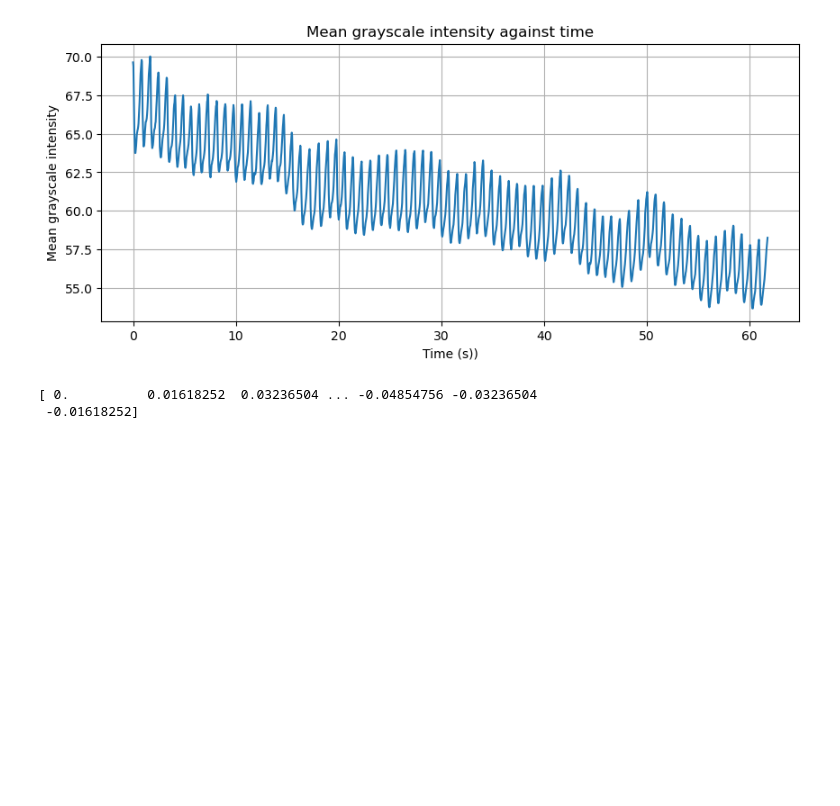
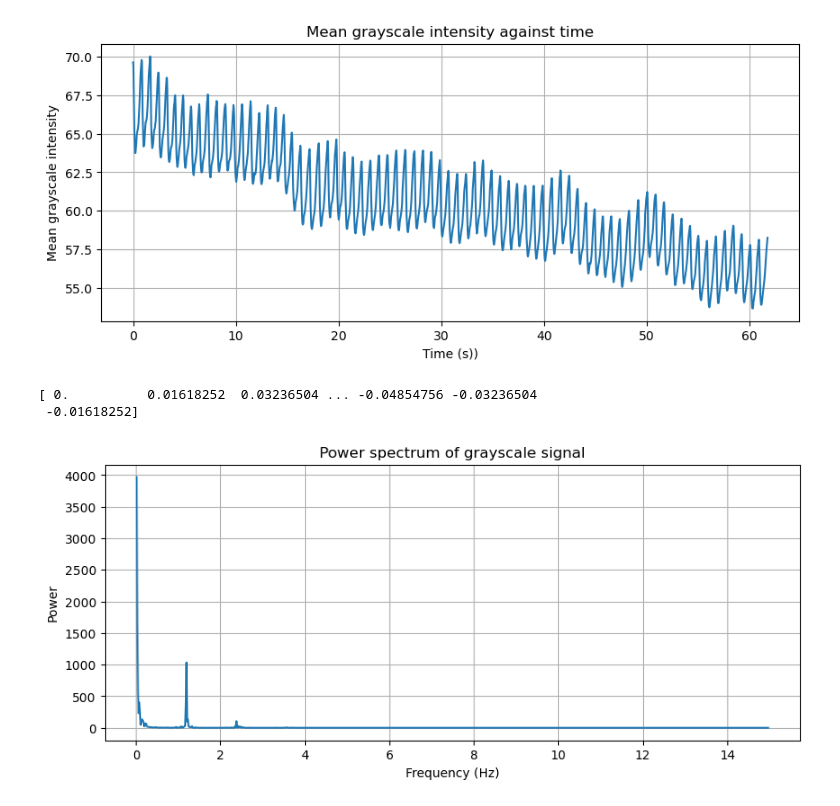
Before and after one commit to darkon-star/Programming, a Jupyter notebook: partB.ipynb, the cells around one changed output. Cells and saved outputs as stored; diff of their text form; code cells hidden in the pictures; blank space fills up the shorter version.

Commit message:
filter only positive frequencies and plot the power spectrum

```diff
--- a/partB.ipynb
+++ b/partB.ipynb
@@ -101,3 +101,17 @@ print(frequencies)
 # %%
 # Calculate the power spectrum
 signal_power = np.abs(signal_fft)**2 / N
+# %%
+# Select positive frequencies
+mask = (frequencies > 0)
+
+# Plot power spectrum
+plt.figure(figsize=(10,4))
+plt.plot(frequencies[mask], signal_power[mask])
+plt.xlabel("Frequency (Hz)")
+plt.ylabel("Power")
+plt.title("Power spectrum of grayscale signal")
+plt.grid()
+plt.show()
+# %% [output]
+[figure, added]
```
